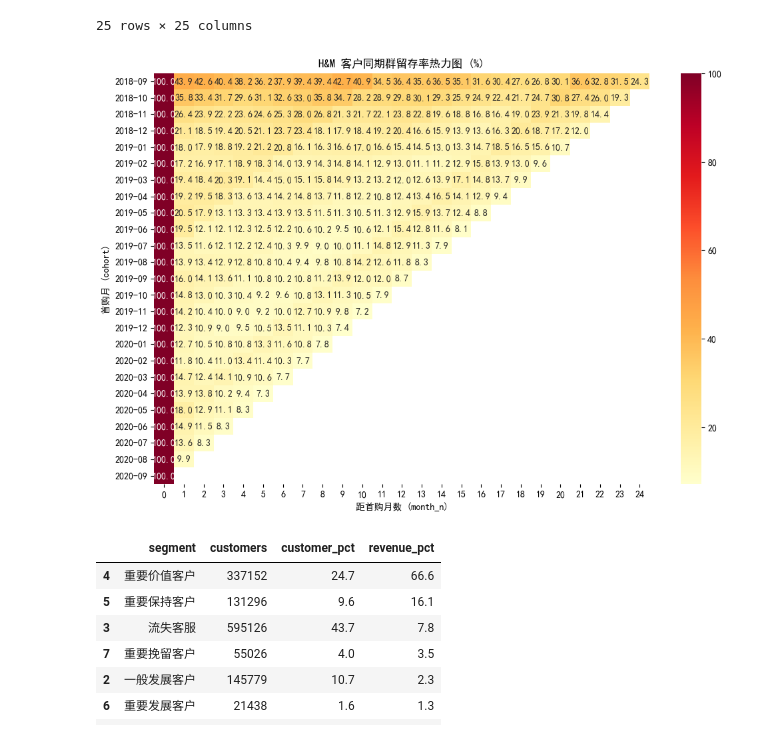
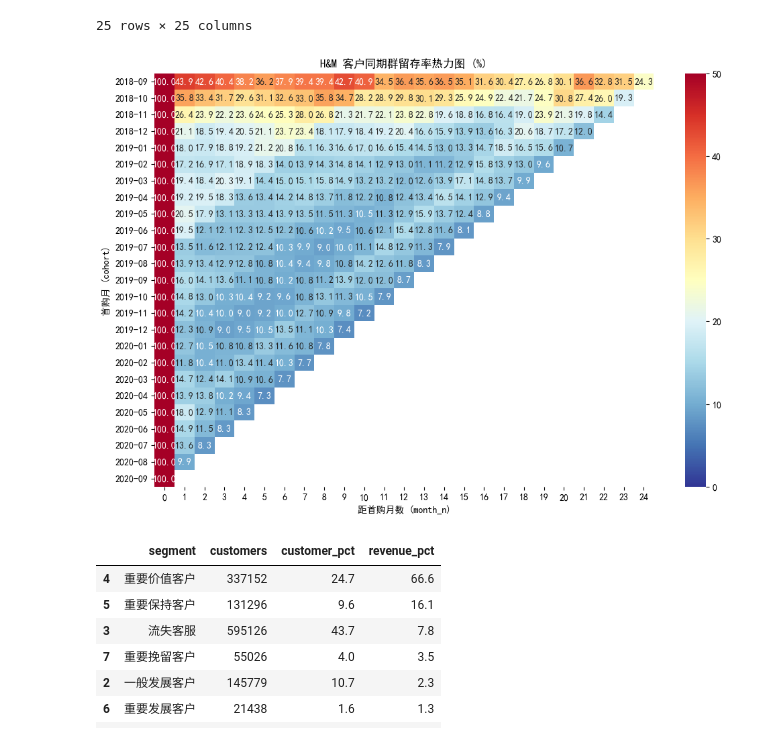
Before and after one commit to ChaceXYang/analytics-lab, a Jupyter notebook: projects/hm-customer-retention-rfm/03_visualization.ipynb, the cells around one changed output. Drawn from its saved outputs; the diff is of its cells as text; code cells hidden in the pictures.

```diff
--- a/projects/hm-customer-retention-rfm/03_visualization.ipynb
+++ b/projects/hm-customer-retention-rfm/03_visualization.ipynb
@@ -46,18 +46,19 @@ import seaborn as sns
 # %%
 # 中文字体（不然图里中文显示成方块）
 plt.rcParams['font.sans-serif'] = ['SimHei']
 plt.rcParams['axes.unicode_minus'] = False
 
 plt.figure(figsize=(12, 8))
-sns.heatmap(pivot, annot=True, fmt='.1f', cmap='YlOrRd')
+sns.heatmap(pivot, annot=True, fmt='.1f', cmap='RdYlBu_r', vmin=0, vmax=50)
+
 plt.title('H&M 客户同期群留存率热力图 (%)')
 plt.xlabel('距首购月数 (month_n)')
 plt.ylabel('首购月 (cohort)')
 
 plt.savefig('outputs/留存热力图.png', dpi=150, bbox_inches='tight')
 plt.show()
 # %% [output]
-[figure, old version]
+[figure, new version]
 # %%
 seg = pd.read_sql("""
 SELECT segment,
```
Also changed, not shown: 2 other files.
